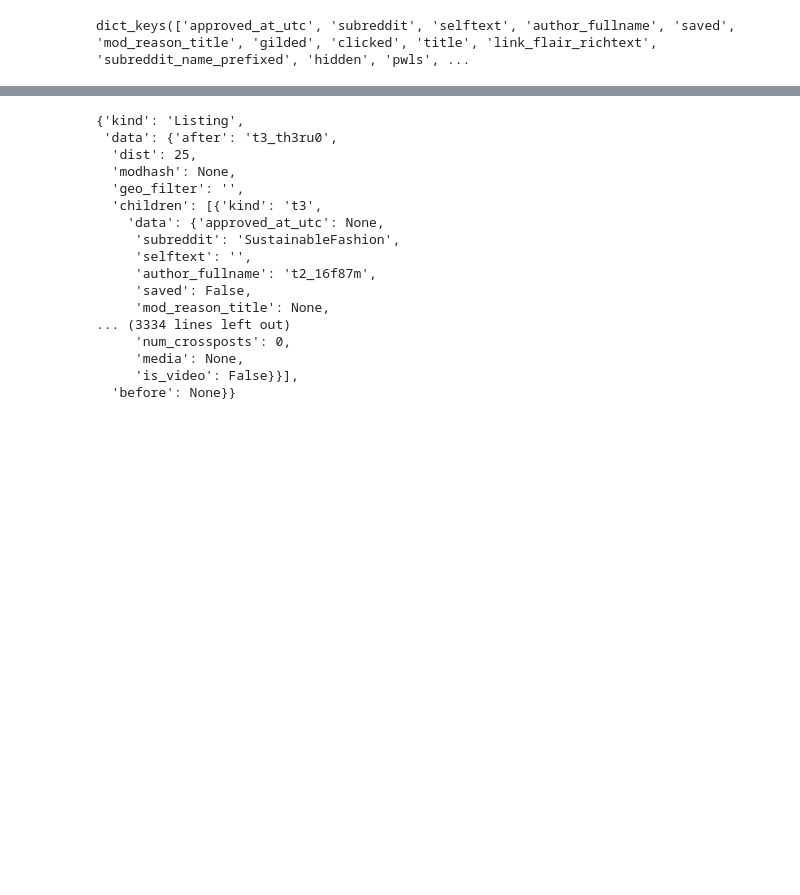
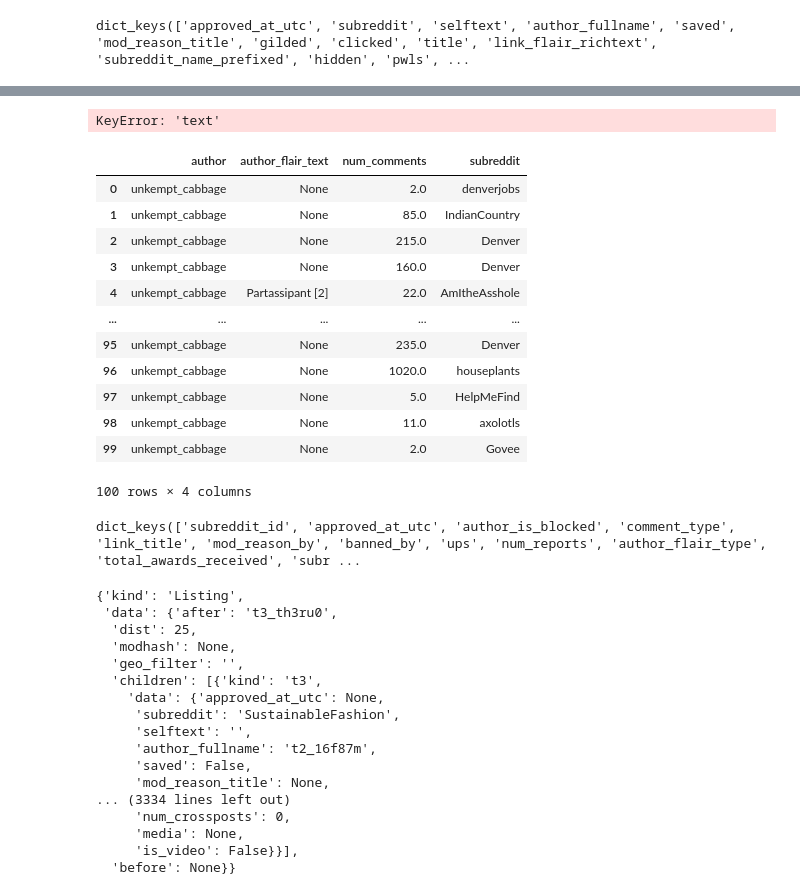
Before and after one commit to profahp/ScrapeReddit, a Jupyter notebook: RedditScraper.ipynb, the cells around one changed output, grey strips where cells are left out. Drawn from its saved outputs; the diff is of its cells as text; code cells hidden in the pictures; blank space fills up the shorter version.

```diff
--- a/RedditScraper.ipynb
+++ b/RedditScraper.ipynb
@@ -100,0 +70,6 @@ df
+# %%
+users=[]
+for post in res.json()['data']['children']:
+        users.append(post['data']['author'])
+# %%
+user = users[1].replace("'", "")
@@ -100,0 +80,3 @@ df
+# %%
+author = requests.get('https://oauth.reddit.com/user/'+ user +'/comments/',
+                  headers=headers, params={'limit': '100'})
@@ -101,3 +103,34 @@ df
+# %%
+df = pd.DataFrame()
+for post in author.json()['data']['children']:
+    df = df.append({
+        'subreddit': post['data']['subreddit'],
+        'author': post['data']['author'],
+        'num_comments': post['data']['num_comments'],
+        'text': post['data']['text']
+    }, ignore_index=True)
+# %% [output]
+KeyError: 'text'
+# %%
+df
+# %% [output]
+|  | author | author_flair_text | num_comments | subreddit |
+| 0 | unkempt_cabbage | None | 2.0 | denverjobs |
+| 1 | unkempt_cabbage | None | 85.0 | IndianCountry |
+| 2 | unkempt_cabbage | None | 215.0 | Denver |
+| 3 | unkempt_cabbage | None | 160.0 | Denver |
+| 4 | unkempt_cabbage | Partassipant [2] | 22.0 | AmItheAsshole |
+| ... | ... | ... | ... | ... |
+| 95 | unkempt_cabbage | None | 235.0 | Denver |
+| 96 | unkempt_cabbage | None | 1020.0 | houseplants |
+| 97 | unkempt_cabbage | None | 5.0 | HelpMeFind |
+| 98 | unkempt_cabbage | None | 11.0 | axolotls |
+| 99 | unkempt_cabbage | None | 2.0 | Govee |
+100 rows × 4 columns
+# %%
+post['data'].keys()
+# %% [output]
+dict_keys(['subreddit_id', 'approved_at_utc', 'author_is_blocked', 'comment_type', 'link_title', 'mod_reason_by', 'banned_by', 'ups', 'num_reports', 'author_flair_type', 'total_awards_received', 'subr ...
 # %%
 # lastet posts
 res = requests.get('https://oauth.reddit.com/r/SustainableFashion/new',
```
Also changed, not shown: parts of 17 cells of this notebook.
